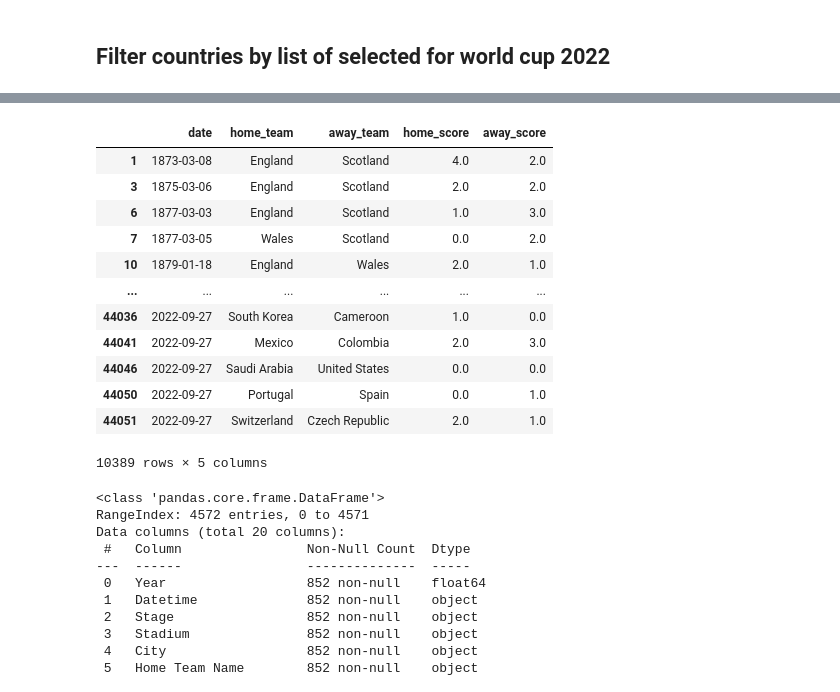
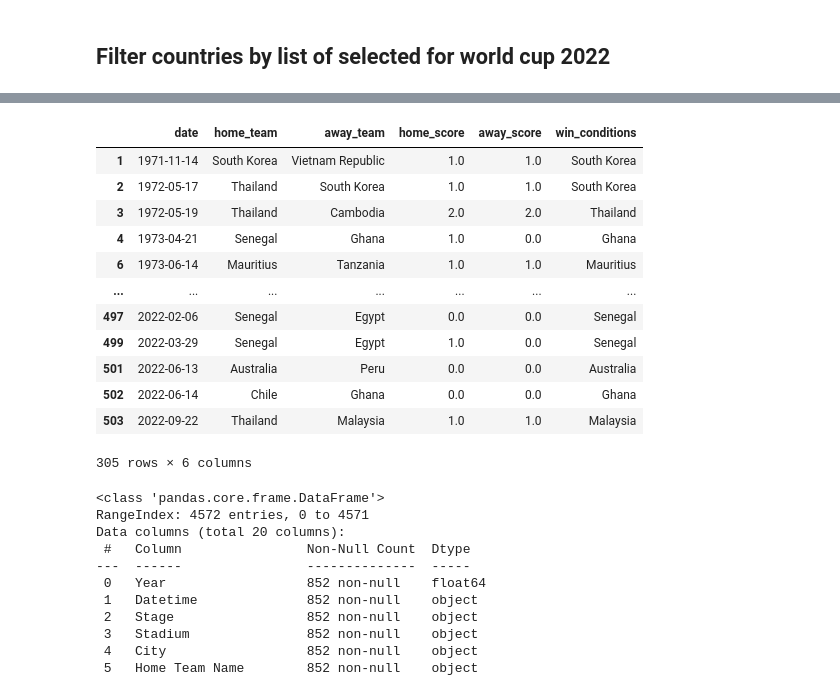
Before and after one commit to jmclement/road_to_qatar_2022, a Jupyter notebook: notebooks/Dataset Merge.ipynb, the cells around one changed output, grey strips where cells are left out. Drawn from its saved outputs; the diff is of its cells as text; code cells hidden in the pictures.

```diff
--- a/notebooks/Dataset Merge.ipynb
+++ b/notebooks/Dataset Merge.ipynb
@@ -408,0 +453,2 @@ participating_countries = ('Quatar',
+# %%
+international_merge_results_shootouts = international_results_df.merge(international_shootouts_df,left_on=['date','home_team','away_team'], right_on=['date','home_team','away_team'])
@@ -409,4 +460,15 @@ participating_countries = ('Quatar',
+# %%
+international_merge_results_shootouts.rename(columns={"Date": "date",
+                    "home_team": "home_team",
+                    "away_team": "away_team",
+                    "home_score": "home_score",
+                    "away_score": "away_score",
+                    "tournament": "tournament",
+                    "city":"city",
+                    "country": "country",
+                    "neutral": "neutral",
+                    "winner": "win_conditions"}, inplace=True)
 # %%
-Filtered_international_results_df = international_results_df[international_results_df['home_team'].isin(participating_countries) |
-                         international_results_df['home_team'].isin(participating_countries) ]
+international_merge_results_shootouts_filtered = international_merge_results_shootouts[international_results_df['home_team'].isin(participating_countries) |
+                         international_merge_results_shootouts['away_team'].isin(participating_countries) ]
 # %%
@@ -428,21 +490,21 @@ Filtered_international_results_df
 # %%
-final_filtered_international_results_df=Filtered_international_results_df[['date','home_team','away_team','home_score','away_score']]
+final_international_merge_results_shootouts_filtered_df=international_merge_results_shootouts_filtered[['date','home_team','away_team','home_score','away_score','win_conditions']]
 # %%
-final_filtered_international_results_df
+final_international_merge_results_shootouts_filtered_df
 # %% [output]
-|  | date | home_team | away_team | home_score | away_score |
-| 1 | 1873-03-08 | England | Scotland | 4.0 | 2.0 |
-| 3 | 1875-03-06 | England | Scotland | 2.0 | 2.0 |
-| 6 | 1877-03-03 | England | Scotland | 1.0 | 3.0 |
-| 7 | 1877-03-05 | Wales | Scotland | 0.0 | 2.0 |
-| 10 | 1879-01-18 | England | Wales | 2.0 | 1.0 |
-| ... | ... | ... | ... | ... | ... |
-| 44036 | 2022-09-27 | South Korea | Cameroon | 1.0 | 0.0 |
-| 44041 | 2022-09-27 | Mexico | Colombia | 2.0 | 3.0 |
-| 44046 | 2022-09-27 | Saudi Arabia | United States | 0.0 | 0.0 |
-| 44050 | 2022-09-27 | Portugal | Spain | 0.0 | 1.0 |
-| 44051 | 2022-09-27 | Switzerland | Czech Republic | 2.0 | 1.0 |
+|  | date | home_team | away_team | home_score | away_score | win_conditions |
+| 1 | 1971-11-14 | South Korea | Vietnam Republic | 1.0 | 1.0 | South Korea |
+| 2 | 1972-05-17 | Thailand | South Korea | 1.0 | 1.0 | South Korea |
+| 3 | 1972-05-19 | Thailand | Cambodia | 2.0 | 2.0 | Thailand |
+| 4 | 1973-04-21 | Senegal | Ghana | 1.0 | 0.0 | Ghana |
+| 6 | 1973-06-14 | Mauritius | Tanzania | 1.0 | 1.0 | Mauritius |
+| ... | ... | ... | ... | ... | ... | ... |
+| 497 | 2022-02-06 | Senegal | Egypt | 0.0 | 0.0 | Senegal |
+| 499 | 2022-03-29 | Senegal | Egypt | 1.0 | 0.0 | Senegal |
+| 501 | 2022-06-13 | Australia | Peru | 0.0 | 0.0 | Australia |
+| 502 | 2022-06-14 | Chile | Ghana | 0.0 | 0.0 | Ghana |
+| 503 | 2022-09-22 | Thailand | Malaysia | 1.0 | 1.0 | Malaysia |
-10389 rows × 5 columns
+305 rows × 6 columns
 # %%
 worldcupmatches_df.info()
 # %% [output]
```
Also changed, not shown: parts of 35 cells of this notebook.
